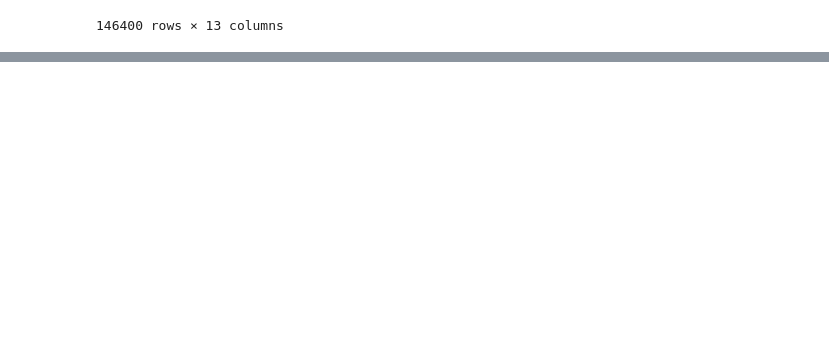
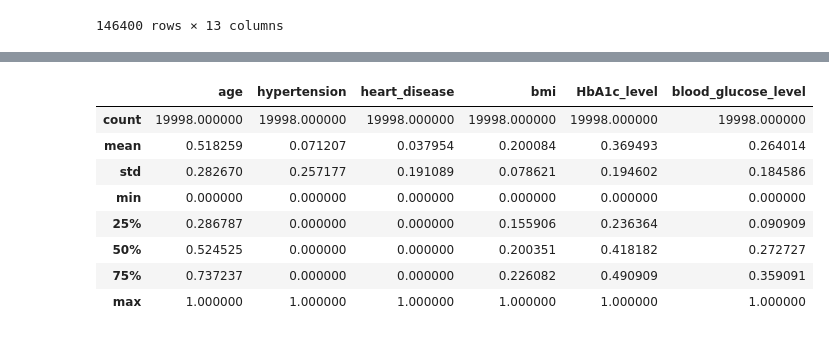
Before and after one commit to Filip-Dvorak/ZYZZ, a Jupyter notebook: DataPreprocessingForSupervisedLearning.ipynb, the cells around one changed output, grey strips where cells are left out. Cells and saved outputs as stored; diff of their text form; code cells hidden in the pictures; blank space fills up the shorter version.

```diff
--- a/DataPreprocessing.ipynb
+++ b/DataPreprocessingForSupervisedLearning.ipynb
@@ -156,0 +188,13 @@ X_train
+# %%
+value_counts = X_test[X_test['smoking_history'] != 'No Info']['smoking_history'].value_counts()
+total_count = value_counts.sum()
+distribution = (X_test['smoking_history'].value_counts() / total_count).drop('No Info')
+random= np.random.choice(distribution.index,X_test[X_test['smoking_history'] == 'No Info'].shape[0] ,p=distribution.values)
+
+X_test['smoking_history'].loc[X_test['smoking_history'] == 'No Info'] = random
+
+
+X_test = pd.get_dummies(X_test, columns=['smoking_history'])
+X_test = X_test.drop(X_test[X_test['gender'] == 'Other'].index)
+X_test = pd.get_dummies(X_test, columns=['gender'])
+X_test[['age', 'bmi', 'HbA1c_level', 'blood_glucose_level']] = scaler.fit_transform(X_test[['age', 'bmi', 'HbA1c_level', 'blood_glucose_level']])
@@ -156,0 +216,12 @@ X_train
+# %%
+X_test.describe()
+# %% [output]
+|  | age | hypertension | heart_disease | bmi | HbA1c_level | blood_glucose_level |
+| count | 19998.000000 | 19998.000000 | 19998.000000 | 19998.000000 | 19998.000000 | 19998.000000 |
+| mean | 0.518259 | 0.071207 | 0.037954 | 0.200084 | 0.369493 | 0.264014 |
+| std | 0.282670 | 0.257177 | 0.191089 | 0.078621 | 0.194602 | 0.184586 |
+| min | 0.000000 | 0.000000 | 0.000000 | 0.000000 | 0.000000 | 0.000000 |
+| 25% | 0.286787 | 0.000000 | 0.000000 | 0.155906 | 0.236364 | 0.090909 |
+| 50% | 0.524525 | 0.000000 | 0.000000 | 0.200351 | 0.418182 | 0.272727 |
+| 75% | 0.737237 | 0.000000 | 0.000000 | 0.226082 | 0.490909 | 0.359091 |
+| max | 1.000000 | 1.000000 | 1.000000 | 1.000000 | 1.000000 | 1.000000 |
```
Also changed, not shown: parts of 6 cells of this notebook, 1 other file.
